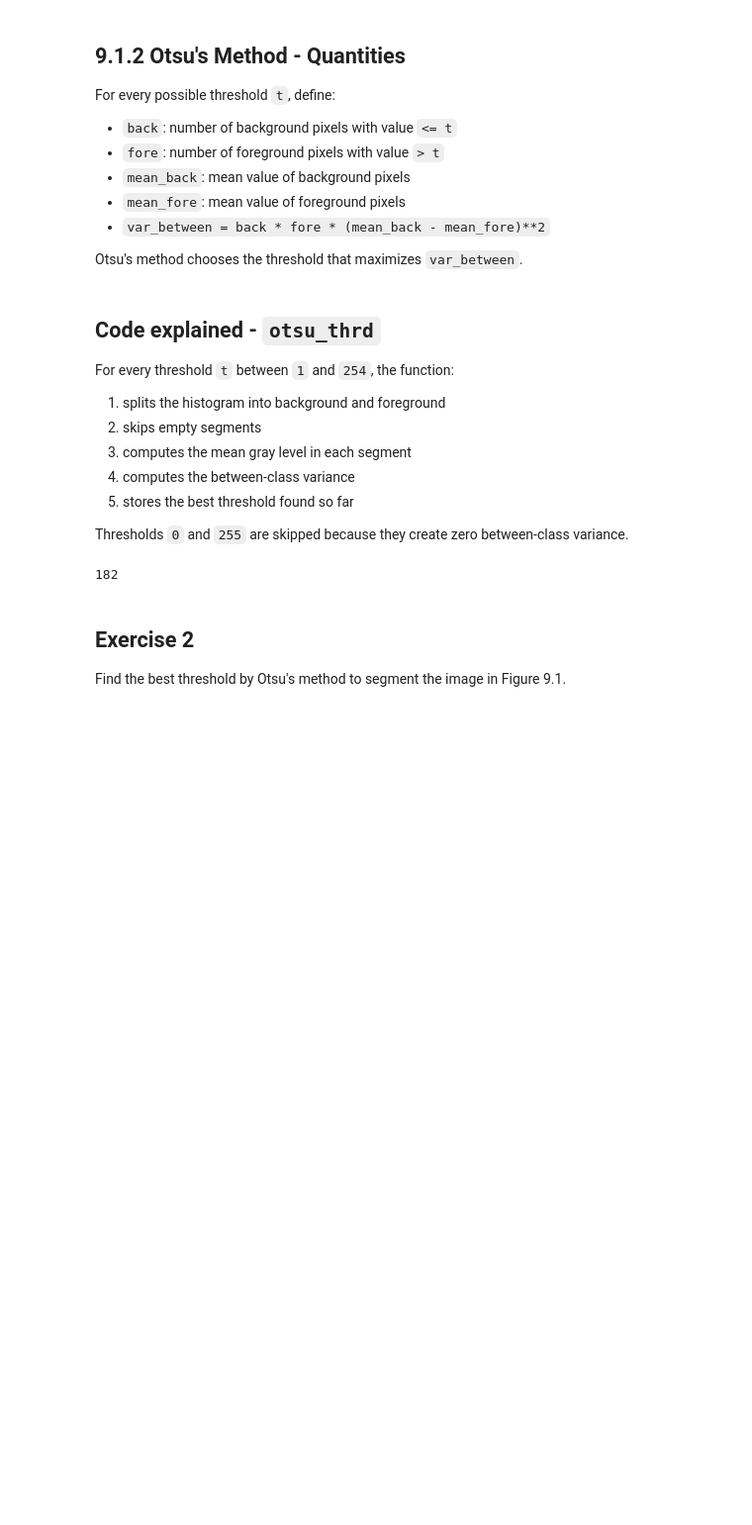
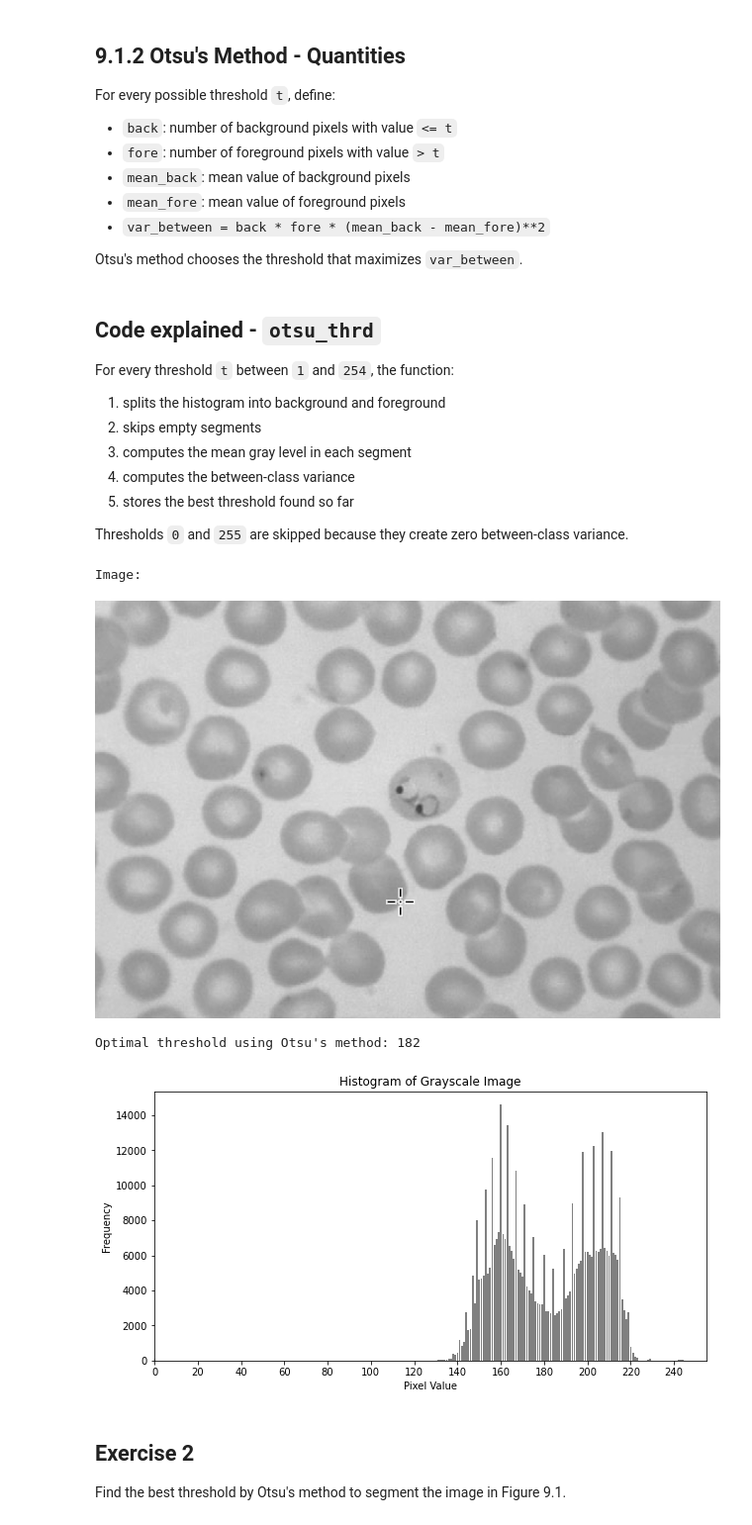
Before and after one commit to ariefouren/BIU-bio-python-2026, a Jupyter notebook: 03_Chapters/09_Image_Processing/slides/Chapter_09_Image_Processing_slides.ipynb, the cells around one changed output. Shown at 99% size. Cells and saved outputs as stored; diff of their text form; code cells hidden in the pictures; blank space fills up the shorter version.

```diff
--- a/03_Chapters/09_Image_Processing/slides/Chapter_09_Image_Processing_slides.ipynb
+++ b/03_Chapters/09_Image_Processing/slides/Chapter_09_Image_Processing_slides.ipynb
@@ -322,10 +322,28 @@ Thresholds `0` and `255` are skipped because they create zero between-class vari
 # %%
 im = Image.open("blood_cells.png")
 im = im.convert('L')
-otsu_thrd(im)
-# Expected for the Figure 9.4 example: 154
+thr = otsu_thrd(im)
+print("Image:")
+display(im)
+print("Optimal threshold using Otsu's method:", thr)
+
+#show the histogram using matplotlib
+histogram_data = histogram(im)
+plt.figure(figsize=(10, 5))
+plt.bar(range(256), histogram_data, color='gray')
+plt.title('Histogram of Grayscale Image')
+plt.xlabel('Pixel Value')
+plt.ylabel('Frequency')
+plt.xlim([0, 255])
+plt.xticks(range(0, 256, 20))
+plt.show()
+
+#Expected threshold for Fig. 9.5 is 182
 # %% [output]
-182
+Image:
+[figure, added]
+Optimal threshold using Otsu's method: 182
+[figure, added]
 # %% [markdown]
 ## Exercise 2
 
```
Also changed, not shown: parts of 2 cells of this notebook, 3 other files.
